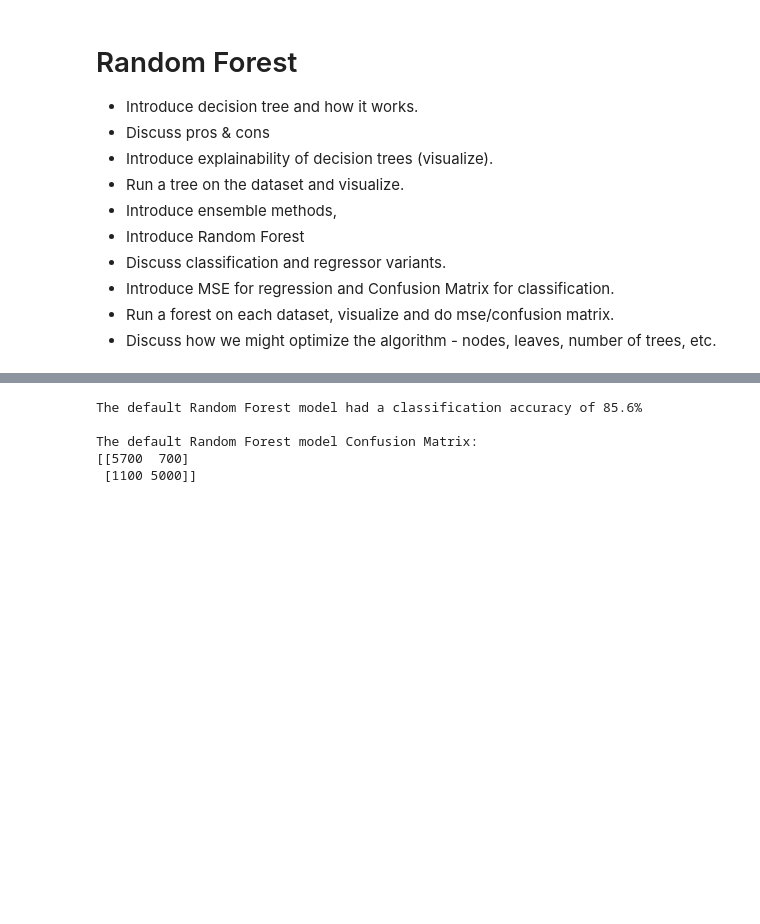
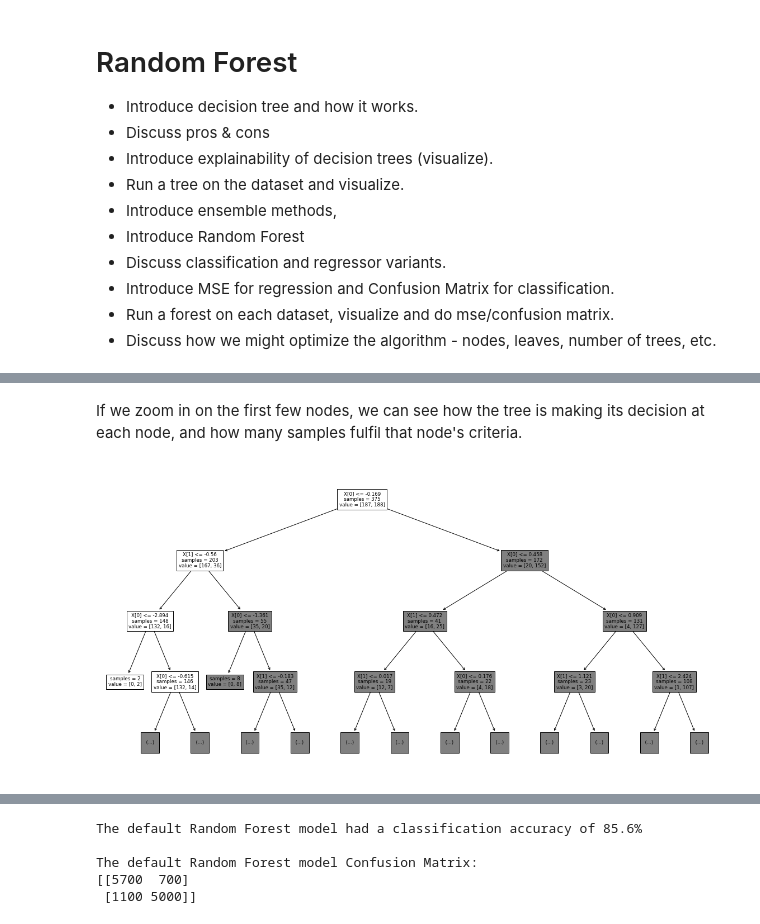
Before and after one commit to OtherBrian/machine-learning, a Jupyter notebook: scikit-learn.ipynb, the cells around one changed output, grey strips where cells are left out. Saved outputs shown, nothing was run; the diff lists cells and outputs as text; code cells hidden in the pictures; blank space fills up the shorter version.

```diff
--- a/scikit-learn.ipynb
+++ b/scikit-learn.ipynb
@@ -547 +576,10 @@ https://towardsdatascience.com/svm-and-kernel-svm-fed02bef1200
+# %% [markdown]
+If we zoom in on the first few nodes, we can see how the tree is making its decision at each node, and how many samples fulfil that node's criteria.
+# %%
+fig, ax = plt.subplots(figsize=(20,10))
+
+# Just plotting the first 3 nodes for easier reading.
+tree.plot_tree(tree_clf, max_depth = 3, ax = ax, impurity = False);
+# %% [output]
+[figure, added]
 # %% [markdown]
```
Also changed, not shown: parts of 5 cells of this notebook.
